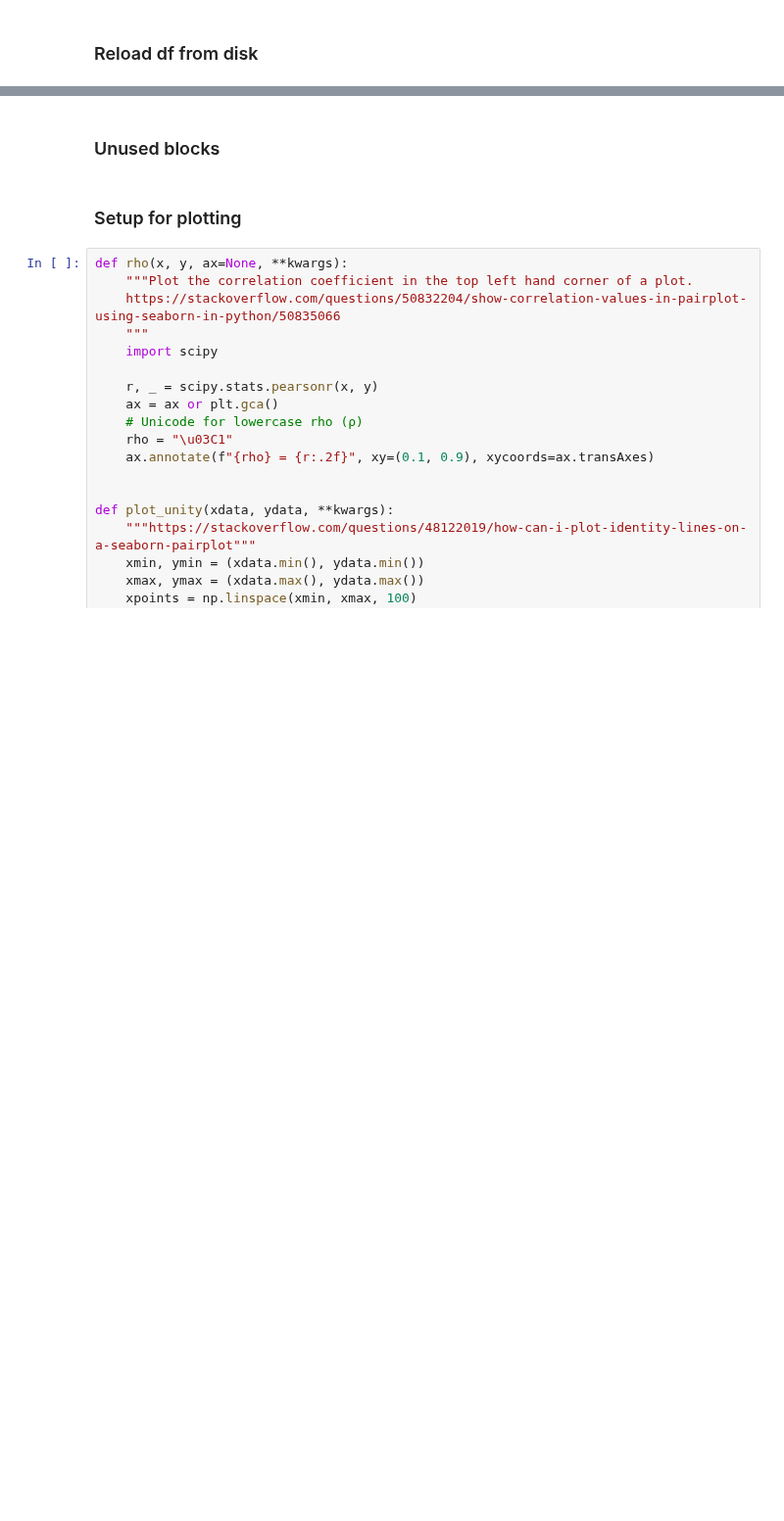
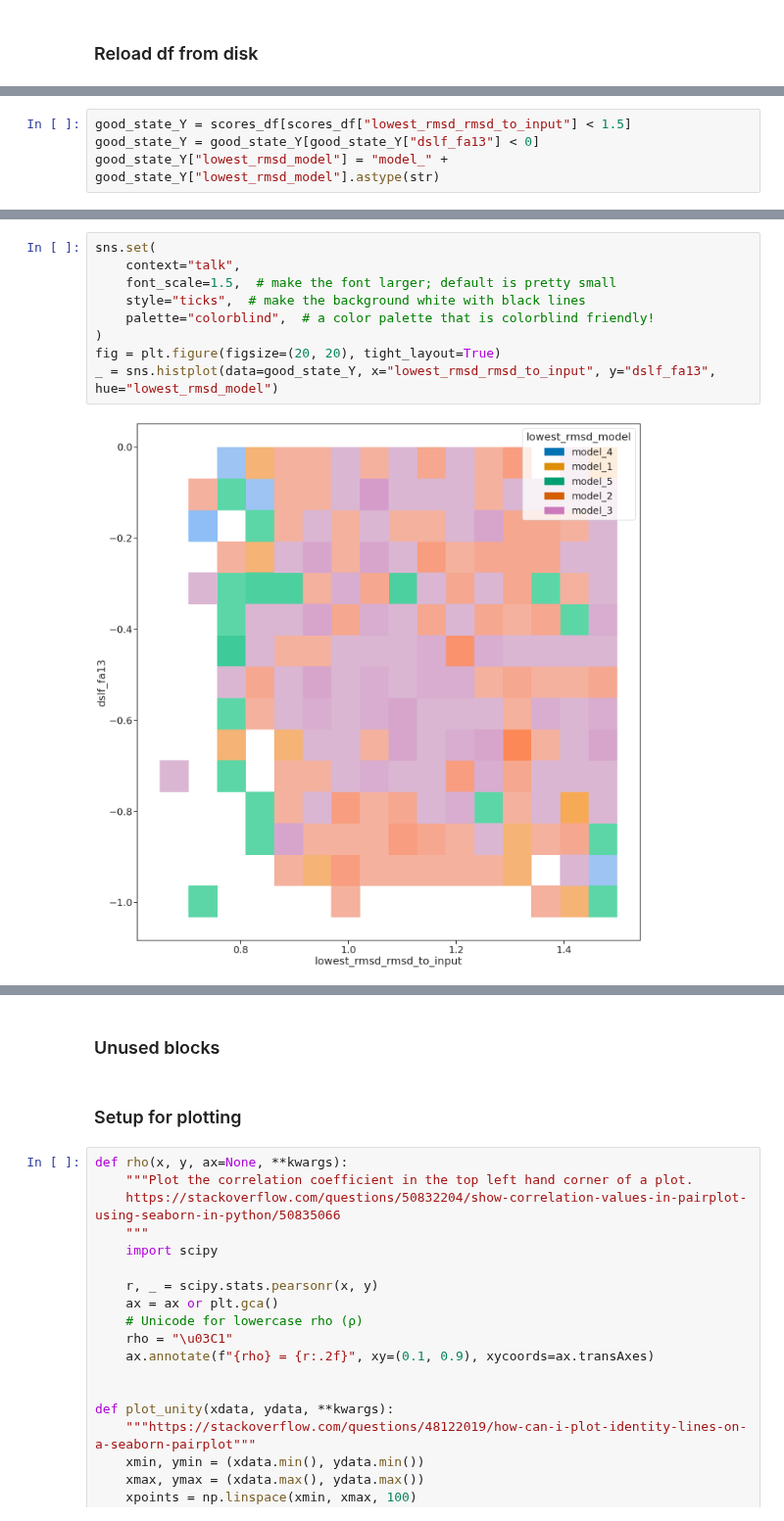
Before and after one commit to proleu/hinges, a Jupyter notebook: 07_predict_af2.ipynb, the cells around one changed output, grey strips where cells are left out. Shown at 98% size. Drawn from its saved outputs; the diff is of its cells as text; blank space fills up the shorter version.

```diff
--- a/07_predict_af2.ipynb
+++ b/07_predict_af2.ipynb
@@ -430,0 +403,4 @@ set(scores_df.dslf_fa13.values)
+# %%
+good_state_Y = scores_df[scores_df["lowest_rmsd_rmsd_to_input"] < 1.5]
+good_state_Y = good_state_Y[good_state_Y["dslf_fa13"] < 0]
+good_state_Y["lowest_rmsd_model"] = "model_" + good_state_Y["lowest_rmsd_model"].astype(str)
@@ -430,0 +417,11 @@ set(scores_df.dslf_fa13.values)
+# %%
+sns.set(
+    context="talk",
+    font_scale=1.5,  # make the font larger; default is pretty small
+    style="ticks",  # make the background white with black lines
+    palette="colorblind",  # a color palette that is colorblind friendly!
+)
+fig = plt.figure(figsize=(20, 20), tight_layout=True)
+_ = sns.histplot(data=good_state_Y, x="lowest_rmsd_rmsd_to_input", y="dslf_fa13", hue="lowest_rmsd_model")
+# %% [output]
+[figure, added]
```
Also changed, not shown: parts of 15 cells of this notebook.
